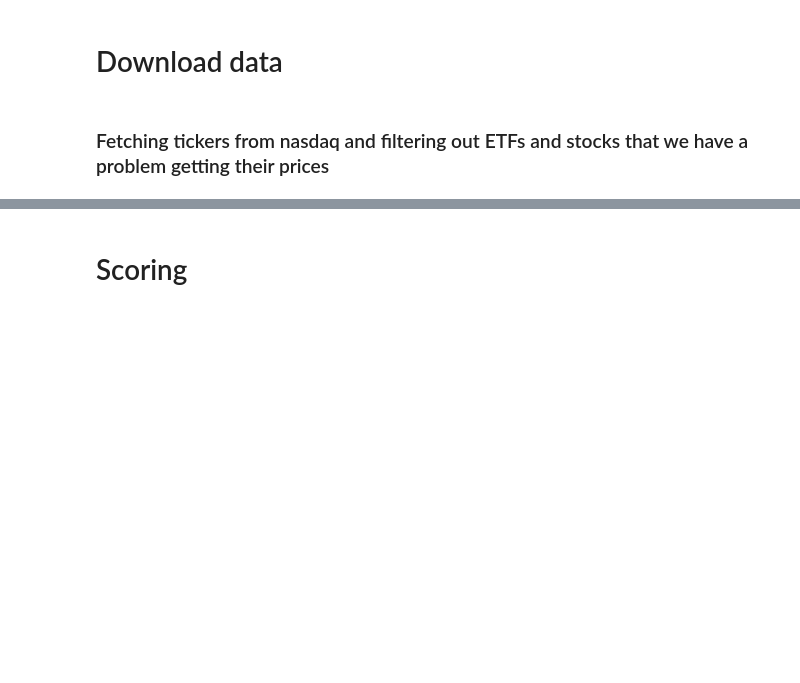
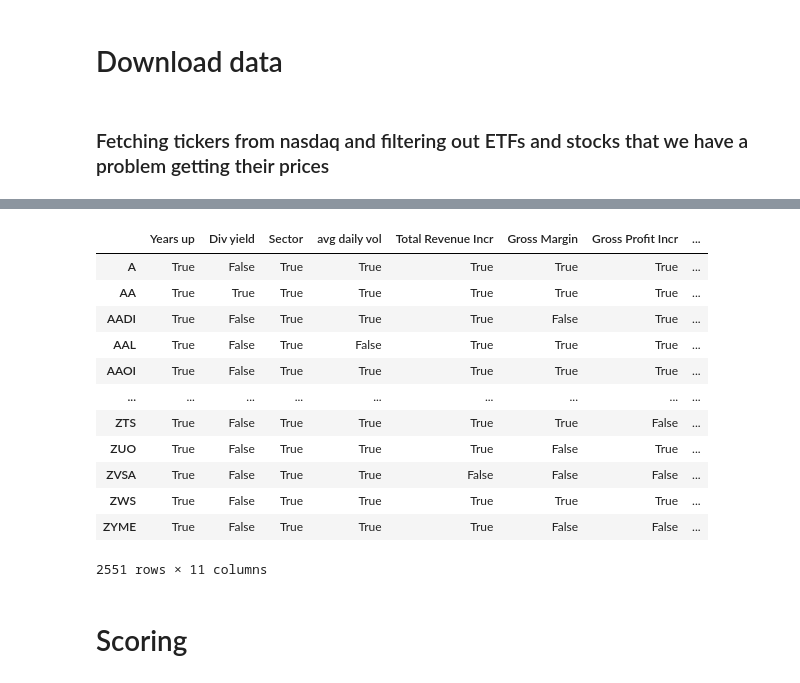
Before and after one commit to Idanq1/Stocks-Strategies, a Jupyter notebook: Investing/Checklist.ipynb, the cells around one changed output, grey strips where cells are left out. Drawn from its saved outputs; the diff is of its cells as text; code cells hidden in the pictures; blank space fills up the shorter version.

```diff
--- a/Investing/Checklist.ipynb
+++ b/Investing/Checklist.ipynb
@@ -166,3 +196,19 @@ stocks_checklist
+# %%
+stocks_checklist_from_csv = pd.read_csv("Stocks checklist 2401.csv", index_col=0)
+# %% [output]
+|  | Years up | Div yield | Sector | avg daily vol | Total Revenue Incr | Gross Margin | Gross Profit Incr | ... |
+| A | True | False | True | True | True | True | True | ... |
+| AA | True | True | True | True | True | True | True | ... |
+| AADI | True | False | True | True | True | False | True | ... |
+| AAL | True | False | True | False | True | True | True | ... |
+| AAOI | True | False | True | True | True | True | True | ... |
+| ... | ... | ... | ... | ... | ... | ... | ... | ... |
+| ZTS | True | False | True | True | True | True | False | ... |
+| ZUO | True | False | True | True | True | False | True | ... |
+| ZVSA | True | False | True | True | False | False | False | ... |
+| ZWS | True | False | True | True | True | True | True | ... |
+| ZYME | True | False | True | True | True | False | False | ... |
+2551 rows × 11 columns
 # %% [markdown]
 # Scoring
 # %%
```
Also changed, not shown: parts of 34 cells of this notebook, 5 other files.
